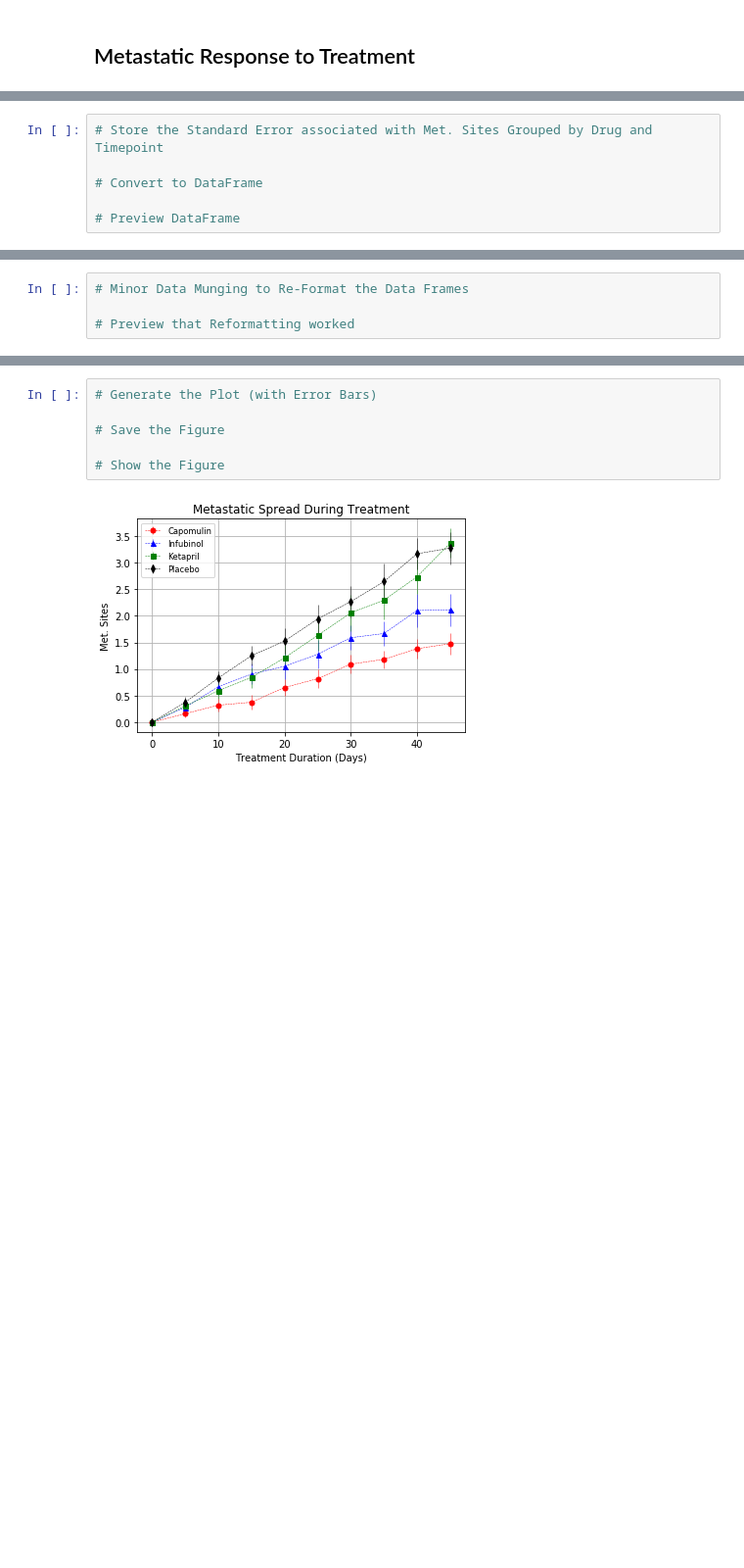
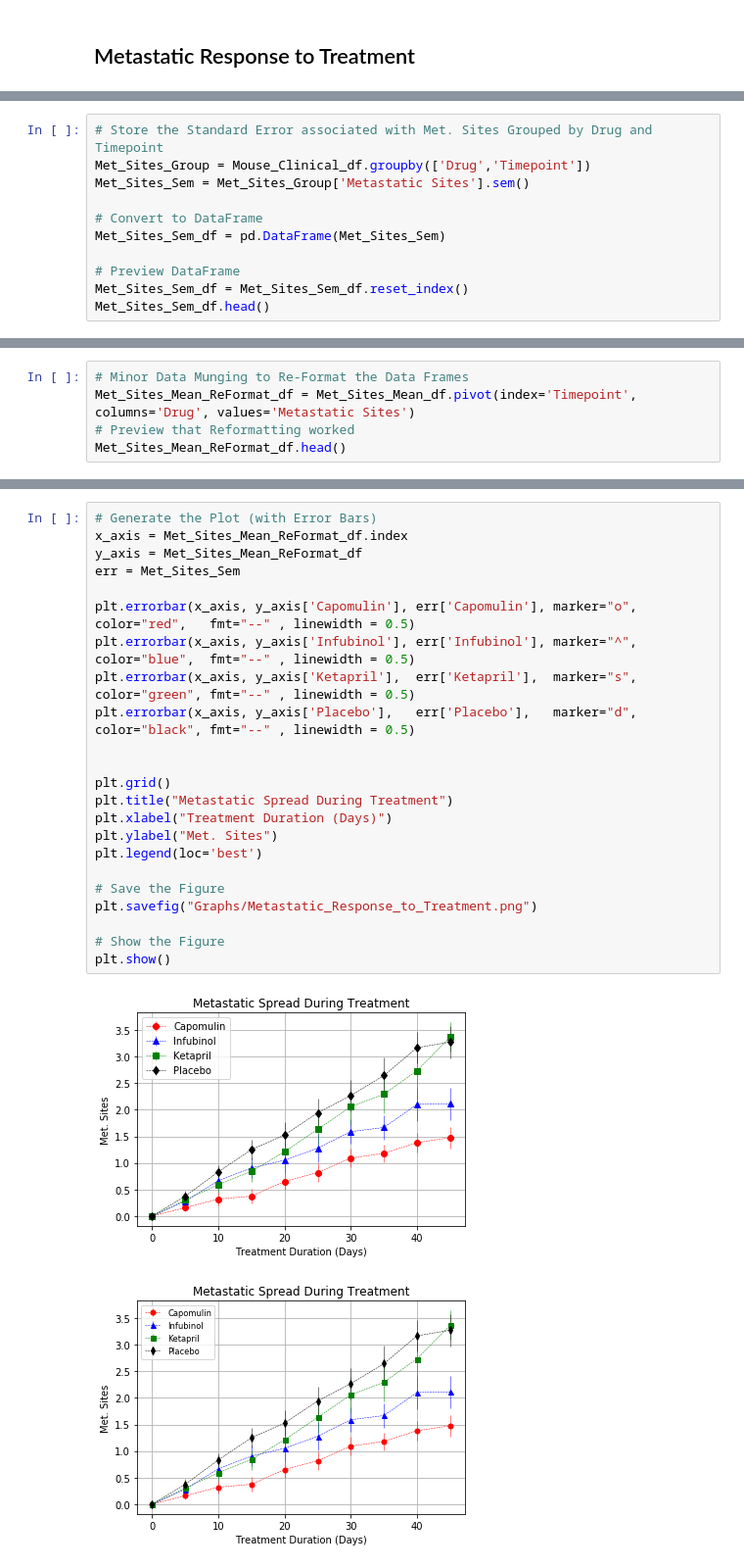
Before and after one commit to SaranyaPandiaraj/Matplotlib-Challenge, a Jupyter notebook: Pymaceuticals/pymaceuticals.ipynb, the cells around one changed output, grey strips where cells are left out. Shown: that part at 98% size. Drawn from its saved outputs; the diff is of its cells as text; blank space fills up the shorter version.

```diff
--- a/Pymaceuticals/pymaceuticals.ipynb
+++ b/Pymaceuticals/pymaceuticals.ipynb
@@ -128,6 +134,11 @@ plt.show()
 # %%
 # Store the Standard Error associated with Met. Sites Grouped by Drug and Timepoint
+Met_Sites_Group = Mouse_Clinical_df.groupby(['Drug','Timepoint'])
+Met_Sites_Sem = Met_Sites_Group['Metastatic Sites'].sem()
 
 # Convert to DataFrame
+Met_Sites_Sem_df = pd.DataFrame(Met_Sites_Sem)
 
 # Preview DataFrame
+Met_Sites_Sem_df = Met_Sites_Sem_df.reset_index()
+Met_Sites_Sem_df.head()
@@ -143,4 +152,5 @@ plt.show()
 # %%
 # Minor Data Munging to Re-Format the Data Frames
-
+Met_Sites_Mean_ReFormat_df = Met_Sites_Mean_df.pivot(index='Timepoint', columns='Drug', values='Metastatic Sites')
 # Preview that Reformatting worked
+Met_Sites_Mean_ReFormat_df.head()
@@ -156,9 +165,28 @@ plt.show()
-# %%
-# Generate the Plot (with Error Bars)
-
-# Save the Figure
-
-# Show the Figure
+# %%
+# Generate the Plot (with Error Bars)
+x_axis = Met_Sites_Mean_ReFormat_df.index
+y_axis = Met_Sites_Mean_ReFormat_df
+err = Met_Sites_Sem
+
+plt.errorbar(x_axis, y_axis['Capomulin'], err['Capomulin'], marker="o", color="red",   fmt="--" , linewidth = 0.5)
+plt.errorbar(x_axis, y_axis['Infubinol'], err['Infubinol'], marker="^", color="blue",  fmt="--" , linewidth = 0.5)
+plt.errorbar(x_axis, y_axis['Ketapril'],  err['Ketapril'],  marker="s", color="green", fmt="--" , linewidth = 0.5)
+plt.errorbar(x_axis, y_axis['Placebo'],   err['Placebo'],   marker="d", color="black", fmt="--" , linewidth = 0.5)
+
+
+plt.grid()
+plt.title("Metastatic Spread During Treatment")
+plt.xlabel("Treatment Duration (Days)")
+plt.ylabel("Met. Sites")
+plt.legend(loc='best')
+
+# Save the Figure
+plt.savefig("Graphs/Metastatic_Response_to_Treatment.png")
+
+# Show the Figure
+plt.show()
+# %% [output]
+[figure, added]
 # %%
 # %% [output]
 [figure]
```
Also changed, not shown: parts of 15 cells of this notebook, 3 other files.
